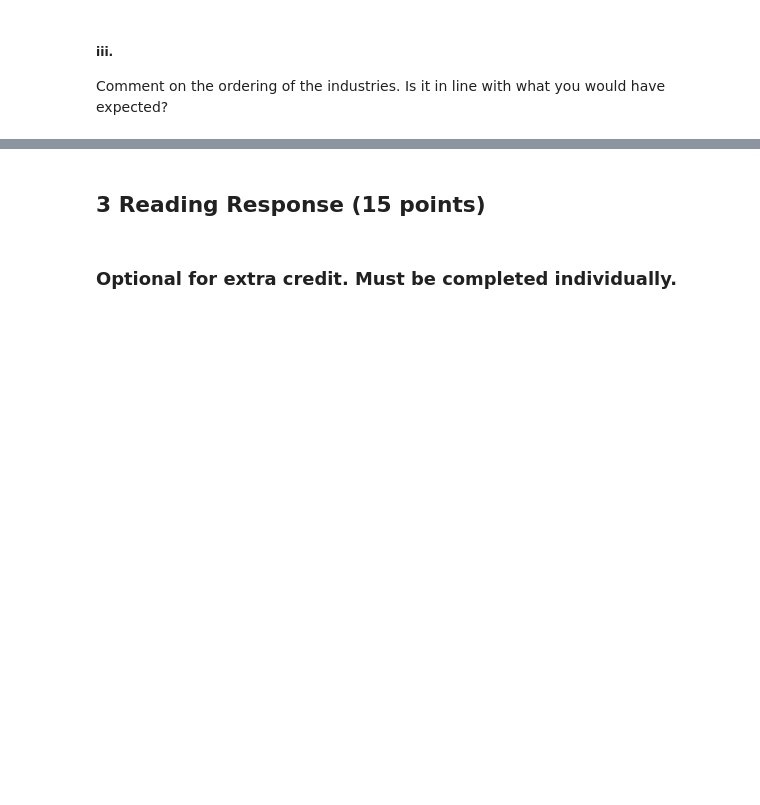
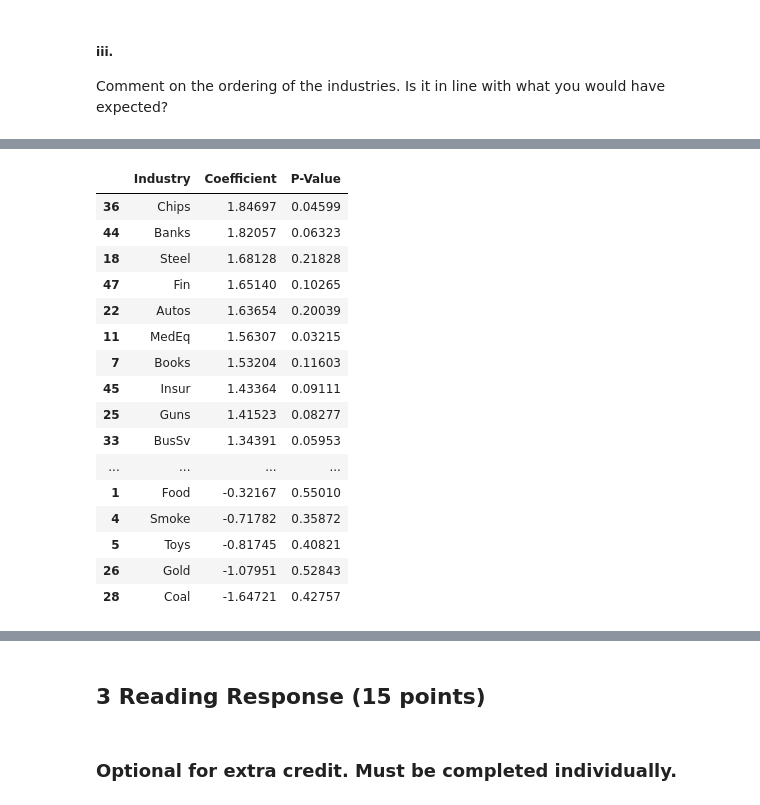
Before and after one commit to alanwake47/FINM-35000-Topics-in-Econ, a Jupyter notebook: week1/hw1/HW1_G2.ipynb, the cells around one changed output, grey strips where cells are left out. Cells and saved outputs as stored; diff of their text form; code cells hidden in the pictures; blank space fills up the shorter version.

```diff
--- a/week1/hw1/HW1_G2.ipynb
+++ b/week1/hw1/HW1_G2.ipynb
@@ -900,0 +910,5 @@ Comment on the ordering of the industries. Is it in line with what you would hav
+# %%
+df_ms_2022_hur = df_ms_2022[["Hurricanes/Floods"]]
+# Merge the aggregate data with the industry data
+df_merged4 = df.merge(df_ms_2022_hur, left_index=True, right_index=True)
+df_merged4
@@ -900,0 +930,22 @@ Comment on the ordering of the industries. Is it in line with what you would hav
+# %%
+df_results4 = regression(df_merged4, regressor='Hurricanes/Floods')
+
+df_results4.sort_values(by='Coefficient', ascending=False)
+# %% [output]
+|  | Industry | Coefficient | P-Value |
+| 36 | Chips | 1.84697 | 0.04599 |
+| 44 | Banks | 1.82057 | 0.06323 |
+| 18 | Steel | 1.68128 | 0.21828 |
+| 47 | Fin | 1.65140 | 0.10265 |
+| 22 | Autos | 1.63654 | 0.20039 |
+| 11 | MedEq | 1.56307 | 0.03215 |
+| 7 | Books | 1.53204 | 0.11603 |
+| 45 | Insur | 1.43364 | 0.09111 |
+| 25 | Guns | 1.41523 | 0.08277 |
+| 33 | BusSv | 1.34391 | 0.05953 |
+| ... | ... | ... | ... |
+| 1 | Food | -0.32167 | 0.55010 |
+| 4 | Smoke | -0.71782 | 0.35872 |
+| 5 | Toys | -0.81745 | 0.40821 |
+| 26 | Gold | -1.07951 | 0.52843 |
+| 28 | Coal | -1.64721 | 0.42757 |
```
Also changed, not shown: parts of 32 cells of this notebook, 1 other file.
